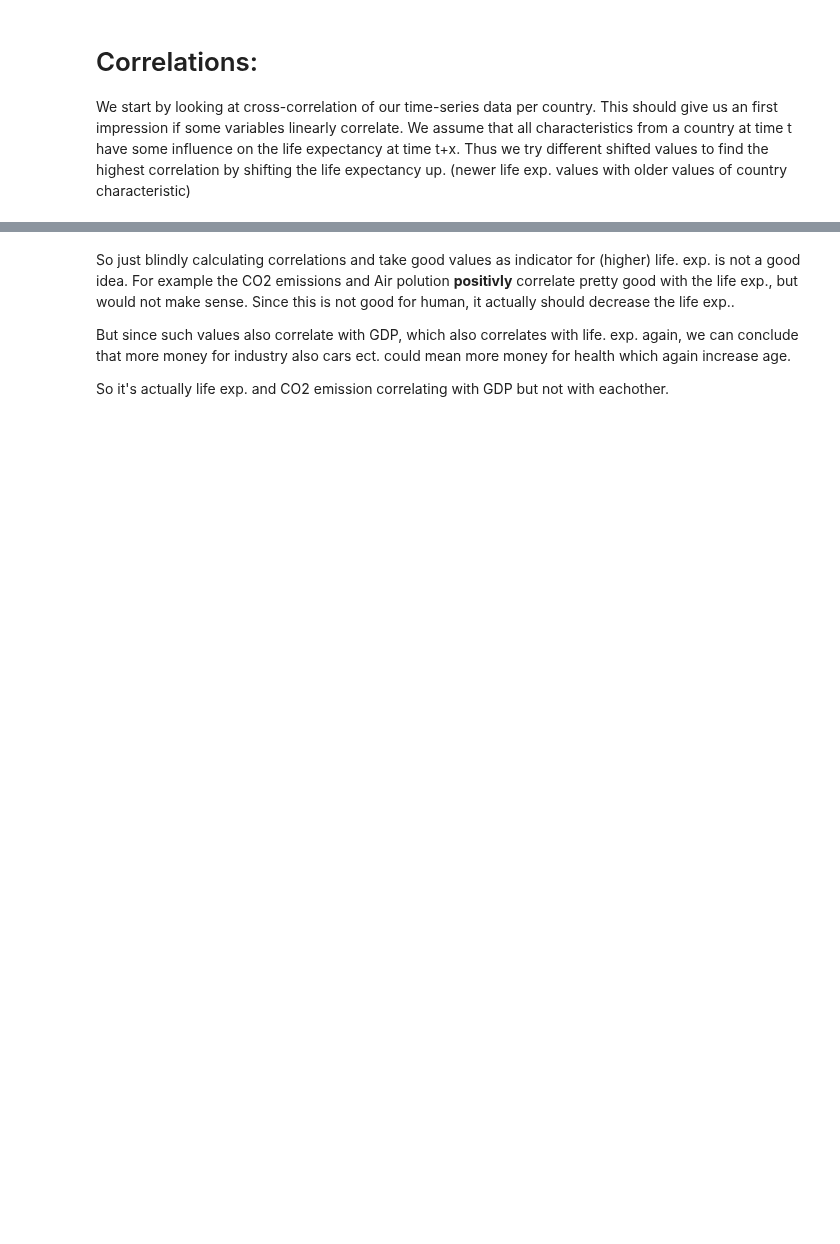
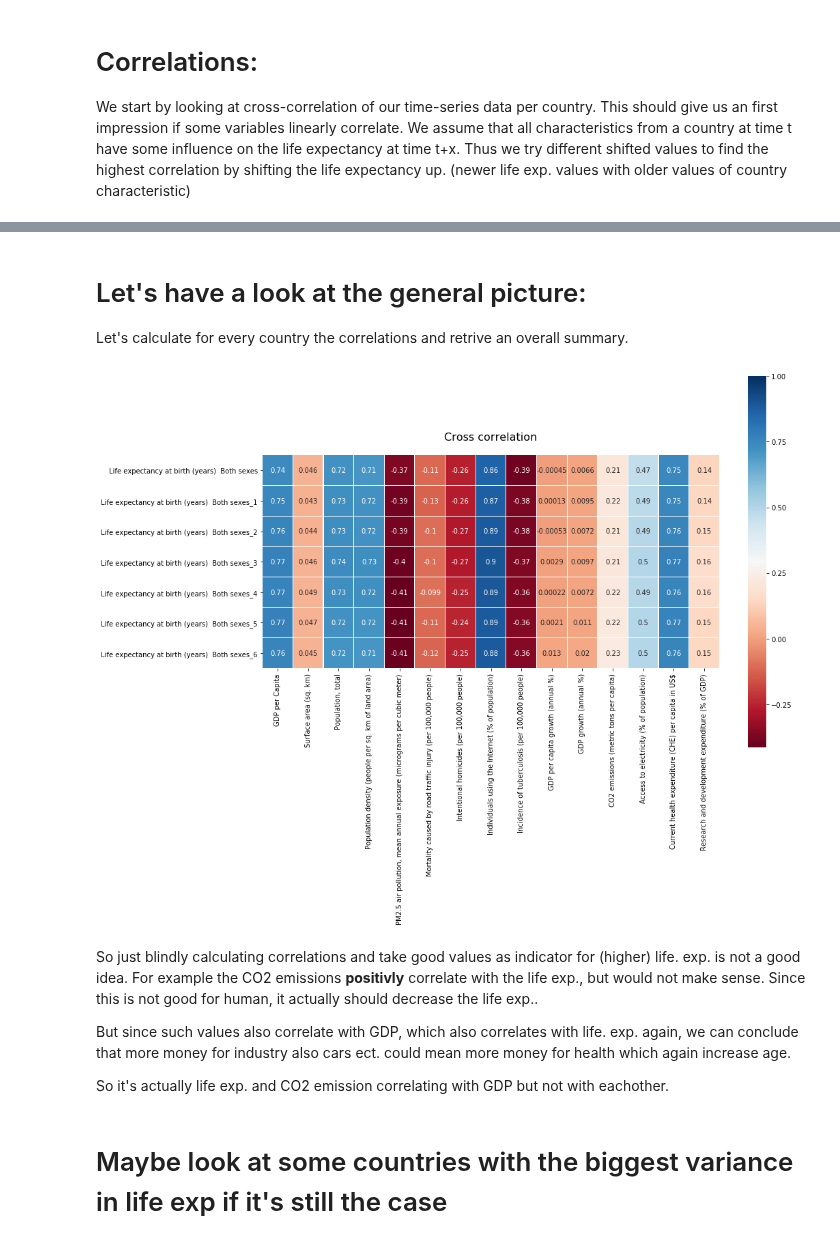
Before and after one commit to patrickFuerst/human_life_exp, a Jupyter notebook: Data Analysis(Patrick).ipynb, the cells around one changed output, grey strips where cells are left out. Drawn from its saved outputs; the diff is of its cells as text; code cells hidden in the pictures; blank space fills up the shorter version.

```diff
--- a/Data Analysis(Patrick).ipynb
+++ b/Data Analysis(Patrick).ipynb
@@ -138,9 +158,34 @@ df_austria[df_austria.columns[[0,17]]].plot()
+# %% [markdown]
+# Let's have a look at the general picture:
+
+Let's calculate for every country the correlations and retrive an overall summary.
+# %%
+
+#initialise a df for every single feature with it's lagged life exp.
+#column_names = df_data.filter(regex='^(?!Life exp).*$',axis=1).columns.tolist()
+df_accum_corr = None
+count = 0
+for index, country in df_data_country:
+    df_corr = calculate_cross_correlation(country)
+    df_corr.fillna(0, inplace=True)
+    count += 1
+    if  df_accum_corr is None:
+        df_accum_corr = df_corr
+    else:
+        df_accum_corr += df_corr
+
+df_accum_corr = df_accum_corr/count
+display_cross_correlation(df_accum_corr)
+# %% [output]
+[figure, added]
 # %% [markdown]
 
 
 So just blindly calculating correlations and take good values as indicator for (higher) life. exp. is not a good idea.
-For example the CO2 emissions and Air polution __positivly__ correlate pretty good with the life exp., but would not make sense. Since this is not good for human, it actually should decrease the life exp..
+For example the CO2 emissions __positivly__ correlate with the life exp., but would not make sense. Since this is not good for human, it actually should decrease the life exp..
 
 But since such values also correlate with GDP, which also correlates with life. exp. again, we can conclude that more money for industry also cars ect. could mean more money for health which again increase age.
 
 So it's actually life exp. and CO2 emission correlating with GDP but not with eachother.
+# %% [markdown]
+# Maybe look at some countries with the biggest variance in life exp if it's still the case
```
Also changed, not shown: parts of 5 cells of this notebook, 5 other files.
